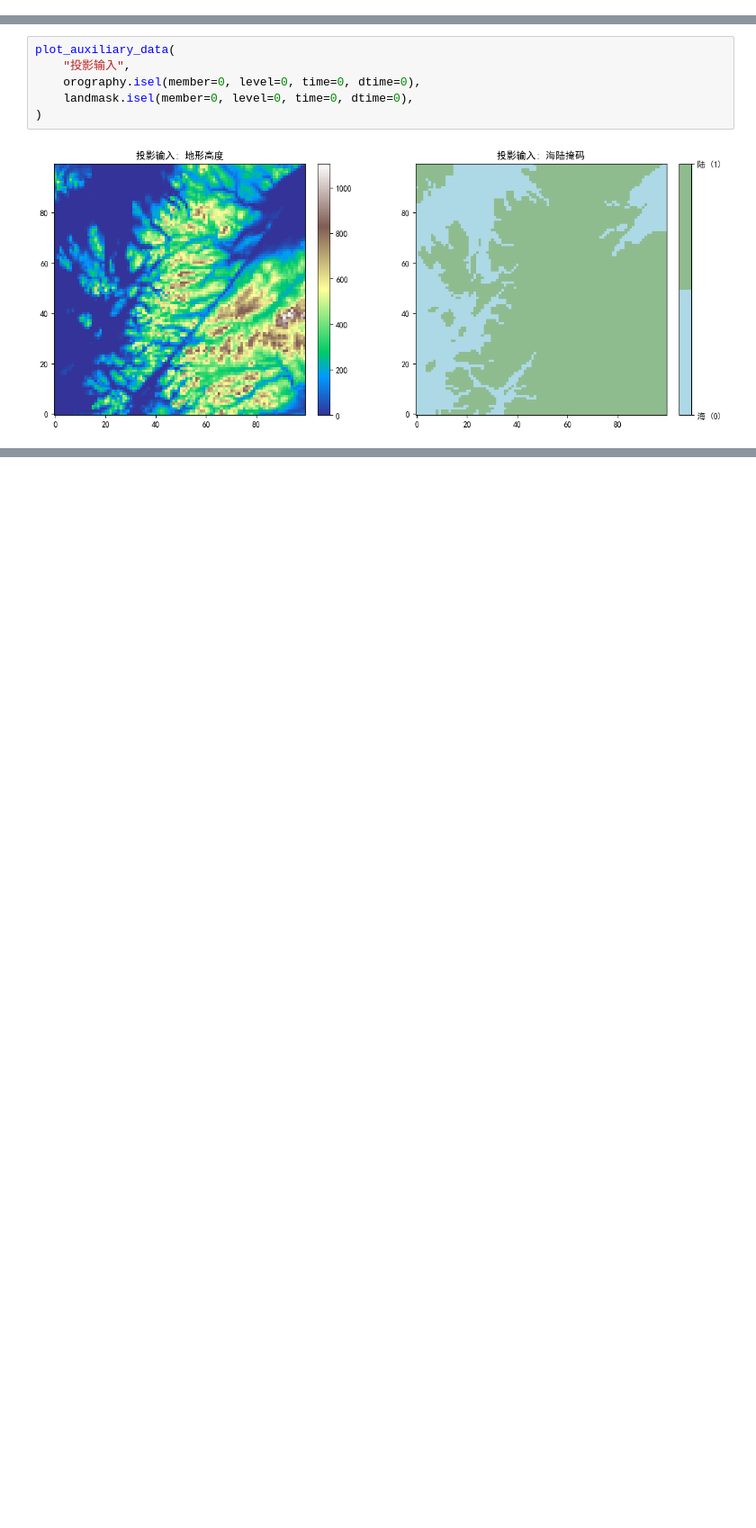
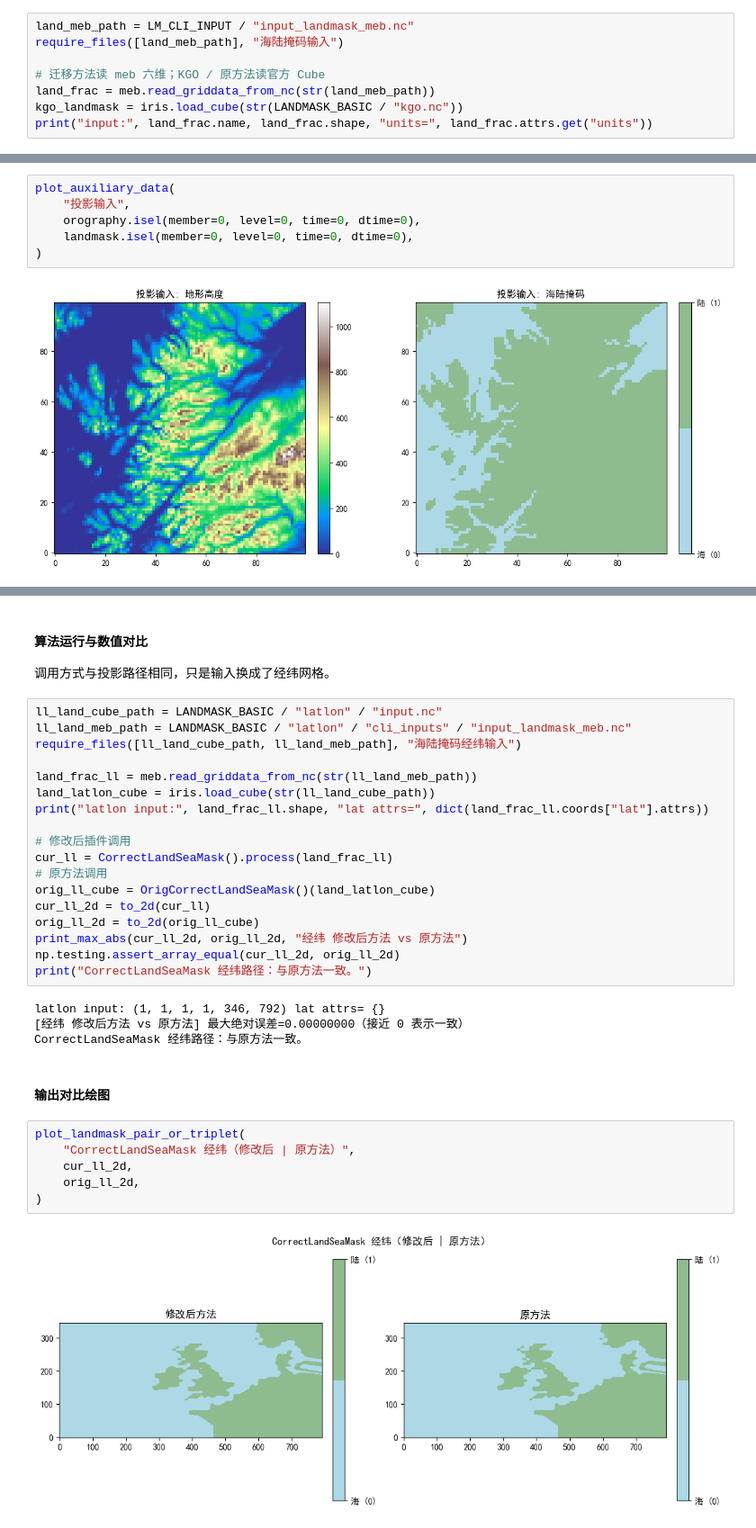
Before and after one commit to guoyunqian/NIMM_pip_repos, a Jupyter notebook: 00temp/generate_ancillary/nbs/generate_ancillary.ipynb, the cells around one changed output, grey strips where cells are left out. Shown at 90% size. Saved outputs shown, nothing was run; the diff lists cells and outputs as text; blank space fills up the shorter version.

```diff
--- a/00temp/generate_ancillary/nbs/generate_ancillary.ipynb
+++ b/00temp/generate_ancillary/nbs/generate_ancillary.ipynb
@@ -382,0 +309,8 @@ CorrectLandSeaMask 投影路径：与 KGO、原方法一致。
+# %%
+land_meb_path = LM_CLI_INPUT / "input_landmask_meb.nc"
+require_files([land_meb_path], "海陆掩码输入")
+
+# 迁移方法读 meb 六维；KGO / 原方法读官方 Cube
+land_frac = meb.read_griddata_from_nc(str(land_meb_path))
+kgo_landmask = iris.load_cube(str(LANDMASK_BASIC / "kgo.nc"))
+print("input:", land_frac.name, land_frac.shape, "units=", land_frac.attrs.get("units"))
@@ -761,0 +637,36 @@ max_abs(原方法CLI-KGO): 0.0
+# %% [markdown]
+#### 算法运行与数值对比
+
+调用方式与投影路径相同，只是输入换成了经纬网格。
+# %%
+ll_land_cube_path = LANDMASK_BASIC / "latlon" / "input.nc"
+ll_land_meb_path = LANDMASK_BASIC / "latlon" / "cli_inputs" / "input_landmask_meb.nc"
+require_files([ll_land_cube_path, ll_land_meb_path], "海陆掩码经纬输入")
+
+land_frac_ll = meb.read_griddata_from_nc(str(ll_land_meb_path))
+land_latlon_cube = iris.load_cube(str(ll_land_cube_path))
+print("latlon input:", land_frac_ll.shape, "lat attrs=", dict(land_frac_ll.coords["lat"].attrs))
+
+# 修改后插件调用
+cur_ll = CorrectLandSeaMask().process(land_frac_ll)
+# 原方法调用
+orig_ll_cube = OrigCorrectLandSeaMask()(land_latlon_cube)
+cur_ll_2d = to_2d(cur_ll)
+orig_ll_2d = to_2d(orig_ll_cube)
+print_max_abs(cur_ll_2d, orig_ll_2d, "经纬 修改后方法 vs 原方法")
+np.testing.assert_array_equal(cur_ll_2d, orig_ll_2d)
+print("CorrectLandSeaMask 经纬路径：与原方法一致。")
+# %% [output]
+latlon input: (1, 1, 1, 1, 346, 792) lat attrs= {}
+[经纬 修改后方法 vs 原方法] 最大绝对误差=0.00000000（接近 0 表示一致）
+CorrectLandSeaMask 经纬路径：与原方法一致。
+# %% [markdown]
+#### 输出对比绘图
+# %%
+plot_landmask_pair_or_triplet(
+    "CorrectLandSeaMask 经纬（修改后 | 原方法）",
+    cur_ll_2d,
+    orig_ll_2d,
+)
+# %% [output]
+[figure, added]
```
Also changed, not shown: parts of 75 cells of this notebook, 25 other files.
